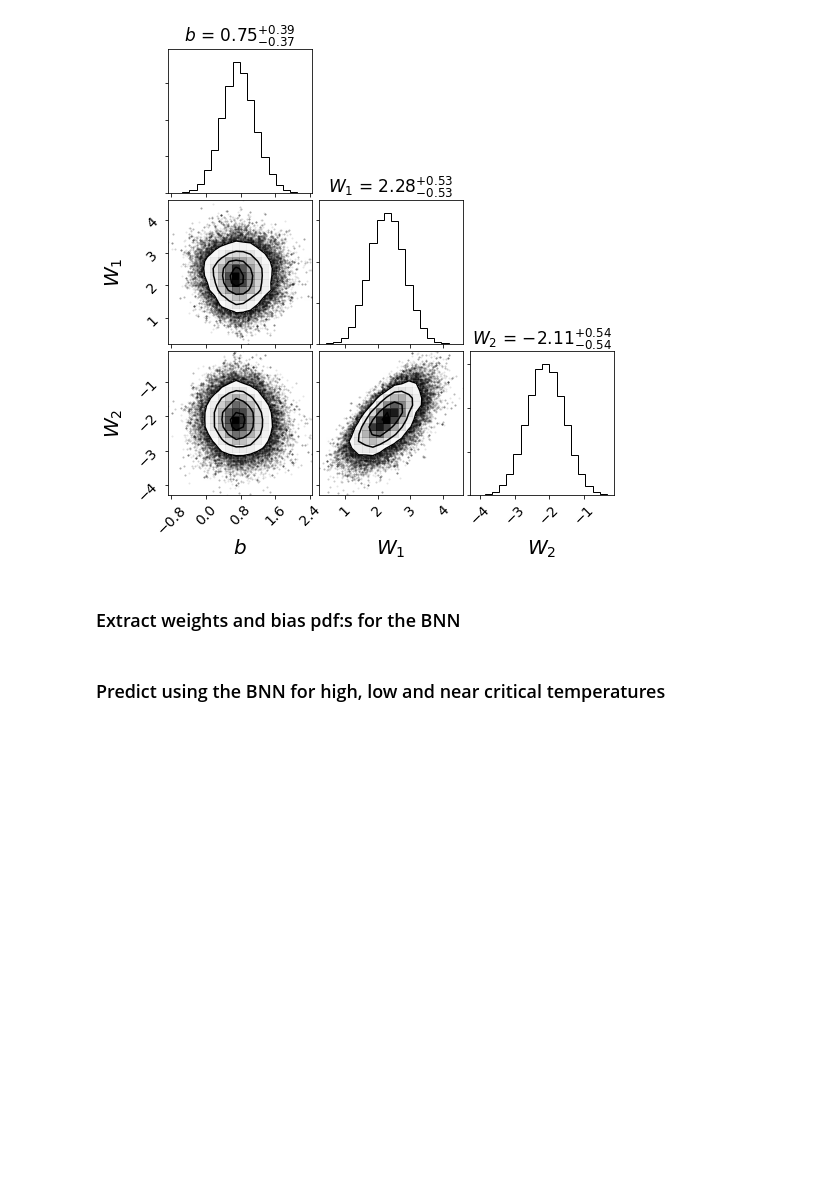
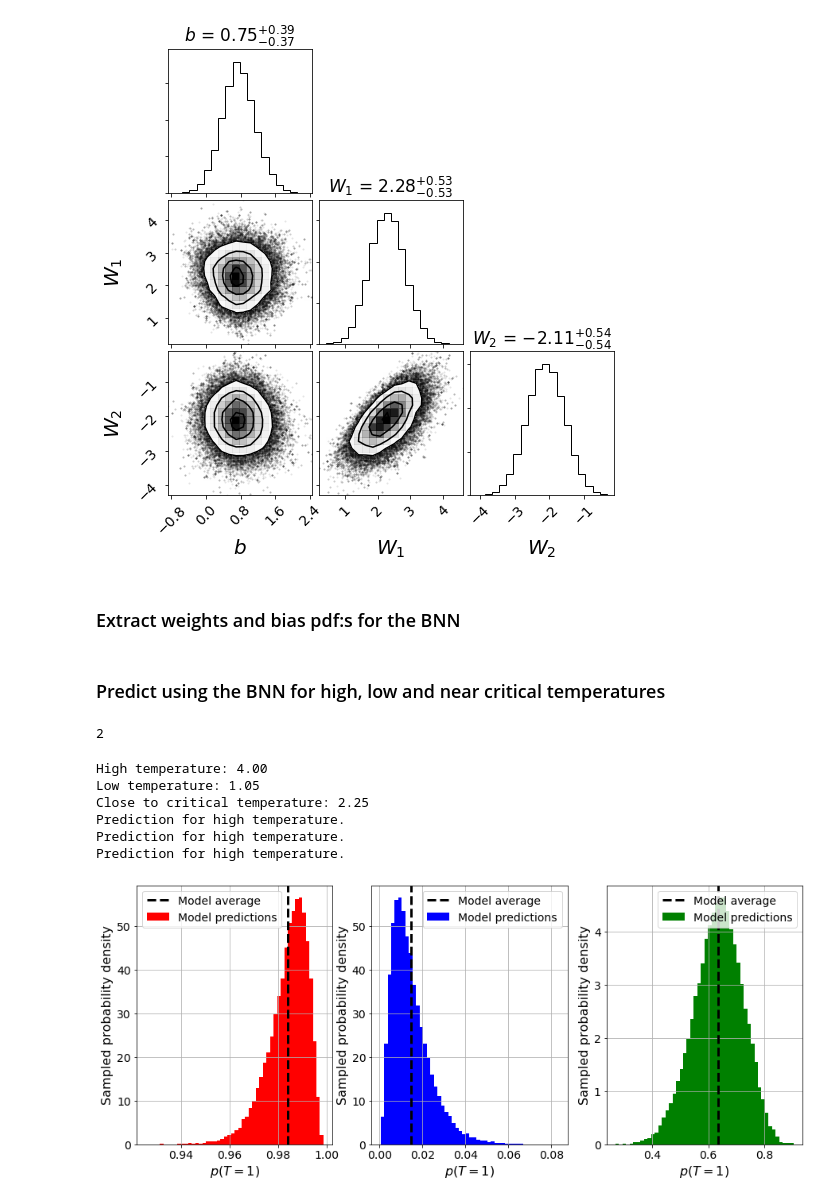
Before and after one commit to elindgren/lfd_project, a Jupyter notebook: Project 2/(Extra) Bayesian Neural Network.ipynb, the cells around one changed output. Drawn from its saved outputs; the diff is of its cells as text; code cells hidden in the pictures; blank space fills up the shorter version.

```diff
--- a/Project 2/(Extra) Bayesian Neural Network.ipynb
+++ b/Project 2/(Extra) Bayesian Neural Network.ipynb
@@ -94,6 +96,8 @@ def normalize(train_data, test_data):
     train_data set. This is as to not contaminate the test_data and introduce correlations.
     '''
     # Iterate over all columns in training data, and normalize all data using training data!
+    mean_save = np.zeros(2) # To save for renormalization in model evaluation (See contour plot)
+    std_save = np.zeros(2)
     for i in range(1,2+1):
         # We want to normalize columns 1 and 2 - not T, will be one-hot encoded!
         mean = train_data[:,i].mean(axis=0)
@@ -103,7 +107,9 @@ def normalize(train_data, test_data):
         train_data[:,i] /= std
         test_data[:,i] -= mean
         test_data[:,i] /= std
-    return train_data, test_data
+        mean_save[i-1] = mean
+        std_save[i-1] = std
+    return train_data, test_data, mean_save, std_save
 
 
 def data_split(data, train_fraction, seed, shuffle):
@@ -140,11 +146,11 @@ def prepare_data(full_data, Tc, test_fraction=0.3, seed=1, shuffle=True, low_hig
         data =  data[idx]
     data = one_hot_labels(data, Tc)  # One-hot encode labels
     train_data, test_data = data_split(data, test_fraction, seed, shuffle)  # Shuffle and split the dataset
-    train_data, test_data = normalize(train_data, test_data)
+    train_data, test_data, mean, std = normalize(train_data, test_data)
 
-    return(train_data, test_data)
+    return train_data, test_data, mean, std
 
-train_data, test_data = prepare_data(points_full, Tc, 0.3, seed=1, low_high_T=True)
+train_data, test_data, mean, std = prepare_data(points_full, Tc, 0.3, seed=1, low_high_T=True)
 # %% [markdown]
 ### Define BNN
 # %% [markdown]
@@ -231,3 +237,68 @@ fig_weights = corner.corner(samples, labels=[r'$b$', r'$W_1$', r'$W_2$'], label_
 ### Extract weights and bias pdf:s for the BNN
 # %% [markdown]
 ### Predict using the BNN for high, low and near critical temperatures
+# %%
+bias = samples[:,0].reshape(1,-1) # Apply transpose to achieve correct shape for feed forward
+weights = samples[:,1:].T
+x_train = test_data[:,1:]
+y_pred = feed_forward(x_train, weights, bias)
+# %%
+print(2)
+# %% [output]
+2
+# %%
+# Histogram over all models for one sample datapoint
+high_T_p = points_full[points_full[:,0] > 3.5][0]
+low_T_p = points_full[points_full[:,0] < 1.5][-1]
+critical_T_p = points_full[np.abs(points_full[:,0] - Tc) < 0.02][0]
+
+print(f'High temperature: {high_T_p[0]:.2f}')
+print(f'Low temperature: {low_T_p[0]:.2f}')
+print(f'Close to critical temperature: {critical_T_p[0]:.2f}')
+
+# Normalize
+high_T_norm = np.array((high_T_p[1:] - mean)/std).reshape(1,-1)
+low_T_norm = (low_T_p[1:] - mean)/std
+critical_T_norm = (critical_T_p[1:] - mean)/std
+
+fig, ax = plt.subplots(1, 3, figsize=(15,6))
+
+# High temperaure
+y_high = feed_forward(high_T_norm, weights, bias)
+
+sample_idx = 100
+ax[0].hist(y_high[0], bins=50, color='r', label='Model predictions', density=True)
+ax[0].axvline(y_high.mean(), c='k', linestyle='--', linewidth=3, label='Model average')
+ax[0].set_xlabel(r'$p(T=1)$')
+ax[0].set_ylabel('Sampled probability density')
+ax[0].legend(loc='best')
+ax[0].grid()
+
+
+# Low temperature
+y_low = feed_forward(low_T_norm, weights, bias)
+sample_idx = 100
+ax[1].hist(y_low[0], bins=50, color='b',label='Model predictions', density=True)
+ax[1].axvline(y_low.mean(), c='k', linestyle='--', linewidth=3, label='Model average')
+ax[1].set_xlabel(r'$p(T=1)$')
+ax[1].set_ylabel('Sampled probability density')
+ax[1].legend(loc='best')
+ax[1].grid()
+
+# Close to critical temperature
+y_crit = feed_forward(critical_T_norm, weights, bias)
+sample_idx = 100
+ax[2].hist(y_crit[0], bins=50, color='g', label='Model predictions', density=True)
+ax[2].axvline(y_crit.mean(), c='k', linestyle='--', linewidth=3, label='Model average')
+ax[2].set_xlabel(r'$p(T=1)$')
+ax[2].set_ylabel('Sampled probability density')
+ax[2].legend(loc='best')
+ax[2].grid()
+# %% [output]
+High temperature: 4.00
+Low temperature: 1.05
+Close to critical temperature: 2.25
+Prediction for high temperature.
+Prediction for high temperature.
+Prediction for high temperature.
+[figure, added]
```
Also changed, not shown: parts of 12 cells of this notebook.
